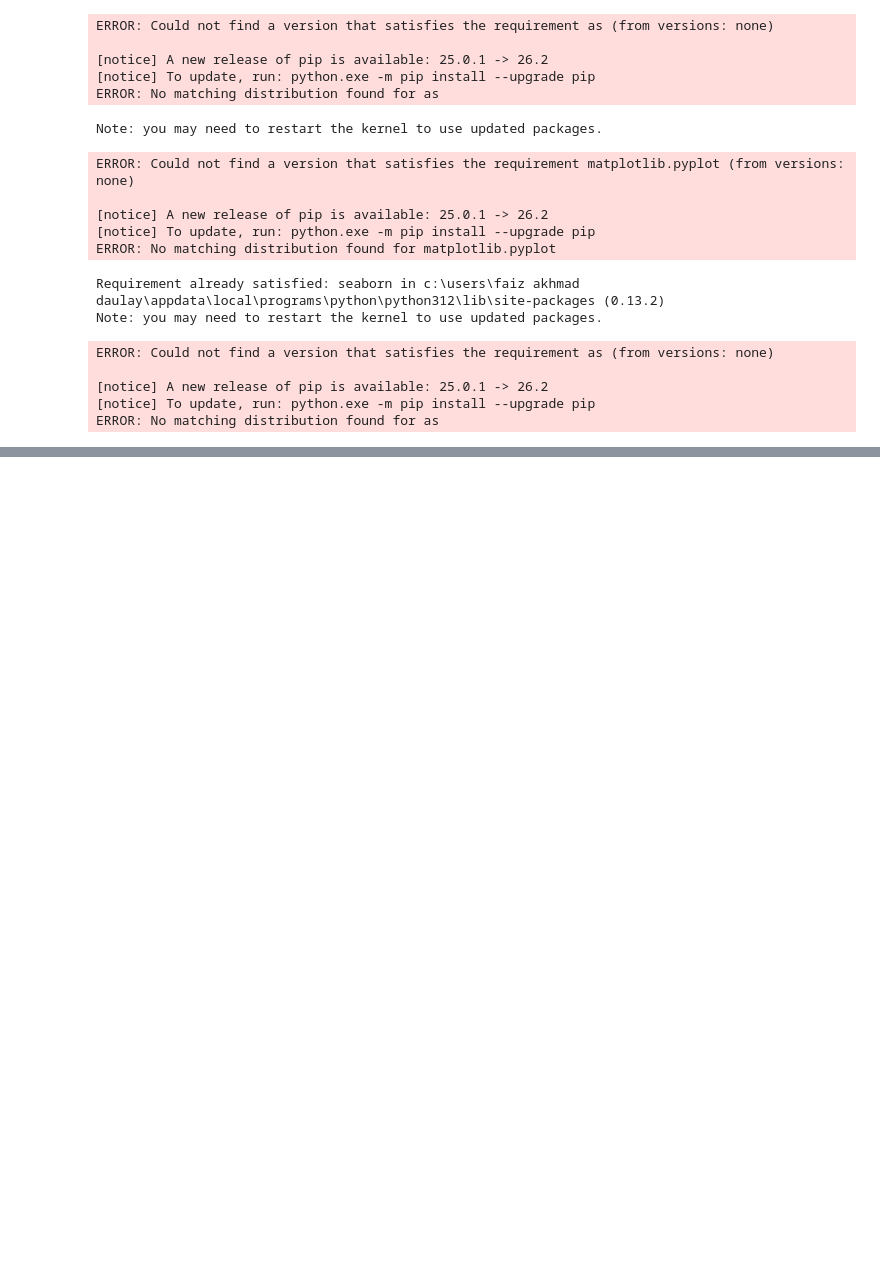
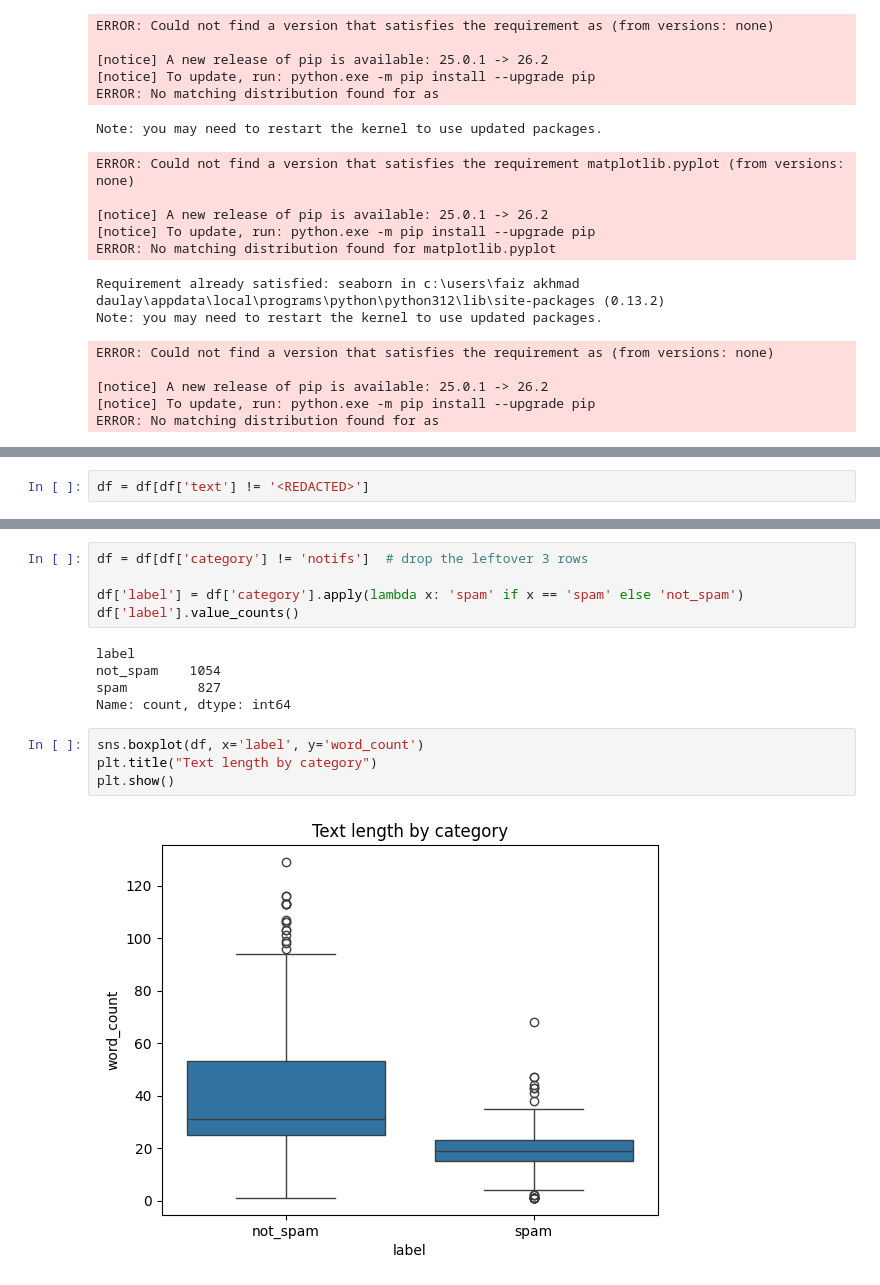
Before and after one commit to fzkmdly/Email_spam, a Jupyter notebook: EmailSpam_4.ipynb, the cells around one changed output, grey strips where cells are left out. Cells and saved outputs as stored; diff of their text form; blank space fills up the shorter version.

```diff
--- a/EmailSpam_4.ipynb
+++ b/EmailSpam_4.ipynb
@@ -41,0 +241,2 @@ ERROR: No matching distribution found for as
+# %%
+df = df[df['text'] != '<REDACTED>']
@@ -41,0 +252,16 @@ ERROR: No matching distribution found for as
+# %%
+df = df[df['category'] != 'notifs']  # drop the leftover 3 rows
+
+df['label'] = df['category'].apply(lambda x: 'spam' if x == 'spam' else 'not_spam')
+df['label'].value_counts()
+# %% [output]
+label
+not_spam    1054
+spam         827
+Name: count, dtype: int64
+# %%
+sns.boxplot(df, x='label', y='word_count')
+plt.title("Text length by category")
+plt.show()
+# %% [output]
+[figure, added]
```
Also changed, not shown: parts of 42 cells of this notebook.
